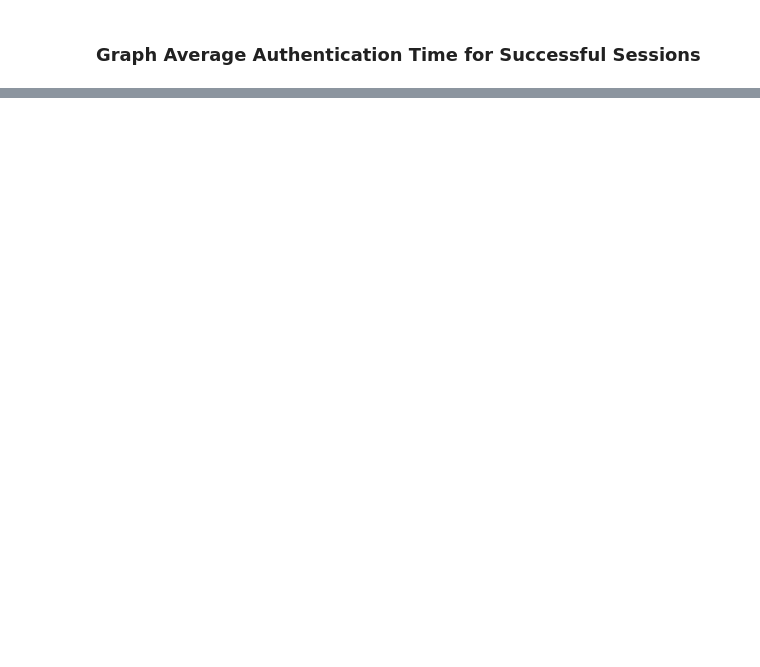
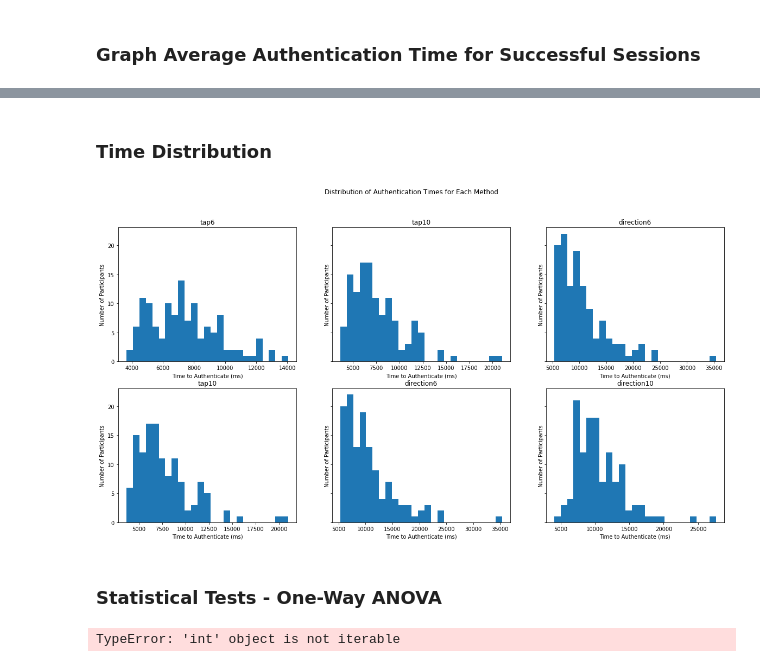
Before and after one commit to MarcElrick/CombinationLock, a Jupyter notebook: analysis.ipynb, the cells around one changed output, grey strips where cells are left out. Drawn from its saved outputs; the diff is of its cells as text; code cells hidden in the pictures; blank space fills up the shorter version.

```diff
--- a/analysis.ipynb
+++ b/analysis.ipynb
@@ -114,0 +122,41 @@ for rect in rects:
+# %% [markdown]
+### Time Distribution
+# %%
+successfulAuths = methodsDict.copy()
+
+for item in successfulAuths:
+    successfulAuths[item] = list(filter(lambda x: x['endState']=='SUCCESS', allAuths[item]))
+successfulAuthsTimeList = list(map(lambda x: {x:list(map(lambda y: y['elapsedTimeInMilliseconds'],successfulAuths[x]))}, successfulAuths))
+
+fig, axs = plt.subplots(2, 3, sharey=True, figsize=(20,10))
+fig.suptitle('Distribution of Authentication Times for Each Method')
+
+n_bins = 25
+
+
+for i in range(0,2):
+    for j in range(0,3):
+        axs[i,j].hist(successfulAuthsTimeList[i+j].values(), bins=n_bins)
+        axs[i,j].set_title(list(successfulAuthsTimeList[i+j].keys())[0])
+        axs[i,j].set_xlabel('Time to Authenticate (ms)')
+        axs[i,j].set_ylabel('Number of Participants')
+# %% [output]
+[figure, added]
+# %% [markdown]
+### Statistical Tests - One-Way ANOVA
+# %%
+anovaSuccessTimeSamples = list(map(lambda x: list(x.values())[0], successfulAuthsTimeList))
+
+errors = {}
+for method in methodsDict:
+    for auth in methodsDict[method]:
+        if auth['endState'] == 'FAILURE':
+            errors[method] = errors.get(method, 0) + 1
+
+f_stat_authTime = f_oneway(*anovaSuccessTimeSamples)
+
+
+print(f'ANOV?A: Number of Errors\nF-statistic: {f_stat_authTime.statistic}\np-value:{f_stat_authTime.pvalue}')
+print(f'ANOVA: Successful Authentication Times\nF-statistic: {f_stat_authTime.statistic}\np-value:{f_stat_authTime.pvalue}')
+# %% [output]
+TypeError: 'int' object is not iterable
```
Also changed, not shown: parts of 4 cells of this notebook.
